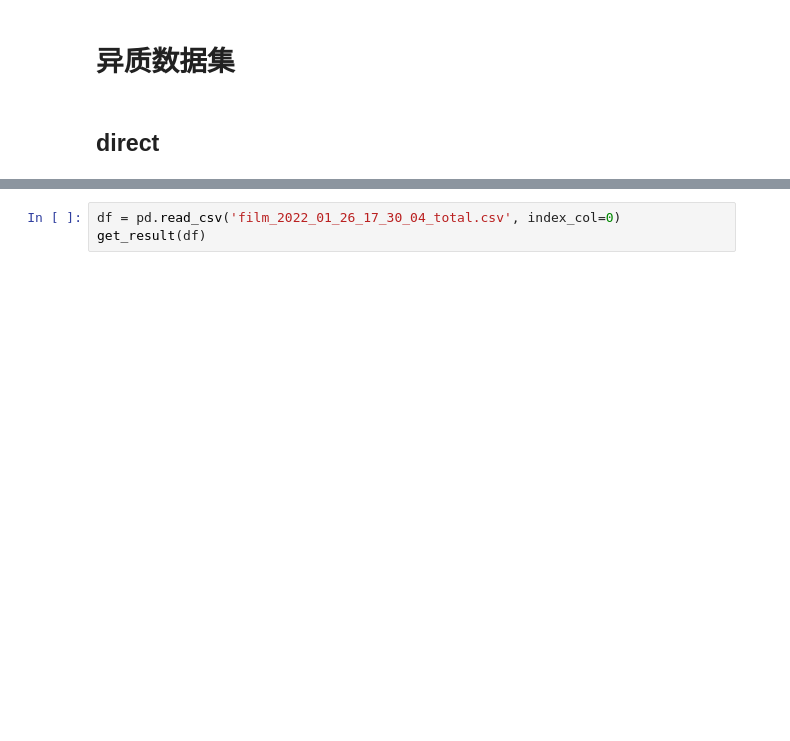
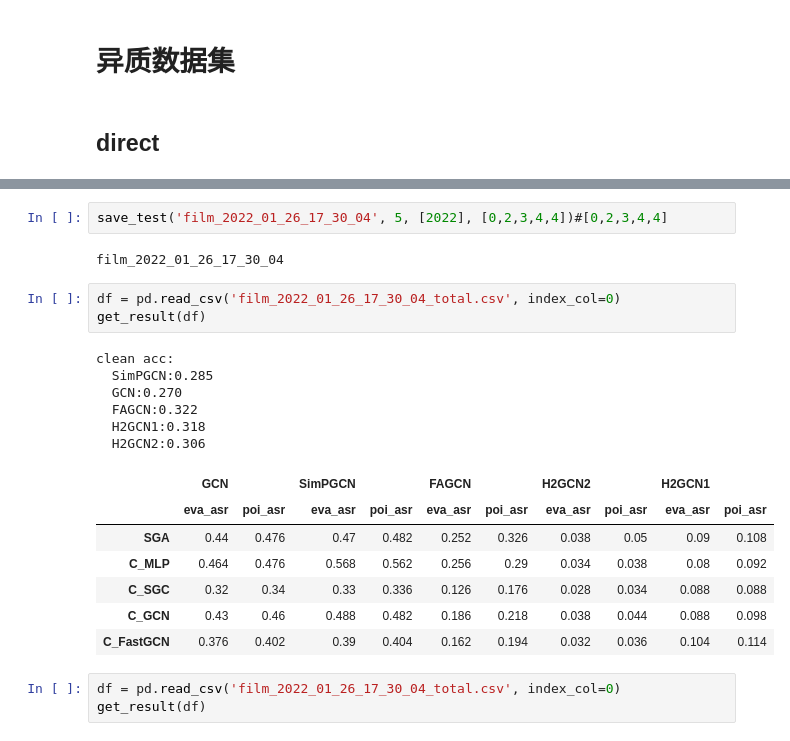
Before and after one commit to hIxiIan/CombAttack, a Jupyter notebook: result/毕设实验结果.ipynb, the cells around one changed output, grey strips where cells are left out. Saved outputs shown, nothing was run; the diff lists cells and outputs as text; blank space fills up the shorter version.

```diff
--- a/result/毕设实验结果.ipynb
+++ b/result/毕设实验结果.ipynb
@@ -245,3 +396,24 @@ clean acc:
+# %%
+save_test('film_2022_01_26_17_30_04', 5, [2022], [0,2,3,4,4])#[0,2,3,4,4]
+# %% [output]
+film_2022_01_26_17_30_04
+# %%
+df = pd.read_csv('film_2022_01_26_17_30_04_total.csv', index_col=0)
+get_result(df)
+# %% [output]
+clean acc:
+  SimPGCN:0.285
+  GCN:0.270
+  FAGCN:0.322
+  H2GCN1:0.318
+  H2GCN2:0.306
+|  | GCN |  | SimPGCN |  | FAGCN |  | H2GCN2 |  | H2GCN1 |  |
+|  | eva_asr | poi_asr | eva_asr | poi_asr | eva_asr | poi_asr | eva_asr | poi_asr | eva_asr | poi_asr |
+| SGA | 0.44 | 0.476 | 0.47 | 0.482 | 0.252 | 0.326 | 0.038 | 0.05 | 0.09 | 0.108 |
+| C_MLP | 0.464 | 0.476 | 0.568 | 0.562 | 0.256 | 0.29 | 0.034 | 0.038 | 0.08 | 0.092 |
+| C_SGC | 0.32 | 0.34 | 0.33 | 0.336 | 0.126 | 0.176 | 0.028 | 0.034 | 0.088 | 0.088 |
+| C_GCN | 0.43 | 0.46 | 0.488 | 0.482 | 0.186 | 0.218 | 0.038 | 0.044 | 0.088 | 0.098 |
+| C_FastGCN | 0.376 | 0.402 | 0.39 | 0.404 | 0.162 | 0.194 | 0.032 | 0.036 | 0.104 | 0.114 |
 # %%
 df = pd.read_csv('film_2022_01_26_17_30_04_total.csv', index_col=0)
 get_result(df)
```
Also changed, not shown: parts of 52 cells of this notebook, 3 other files.
